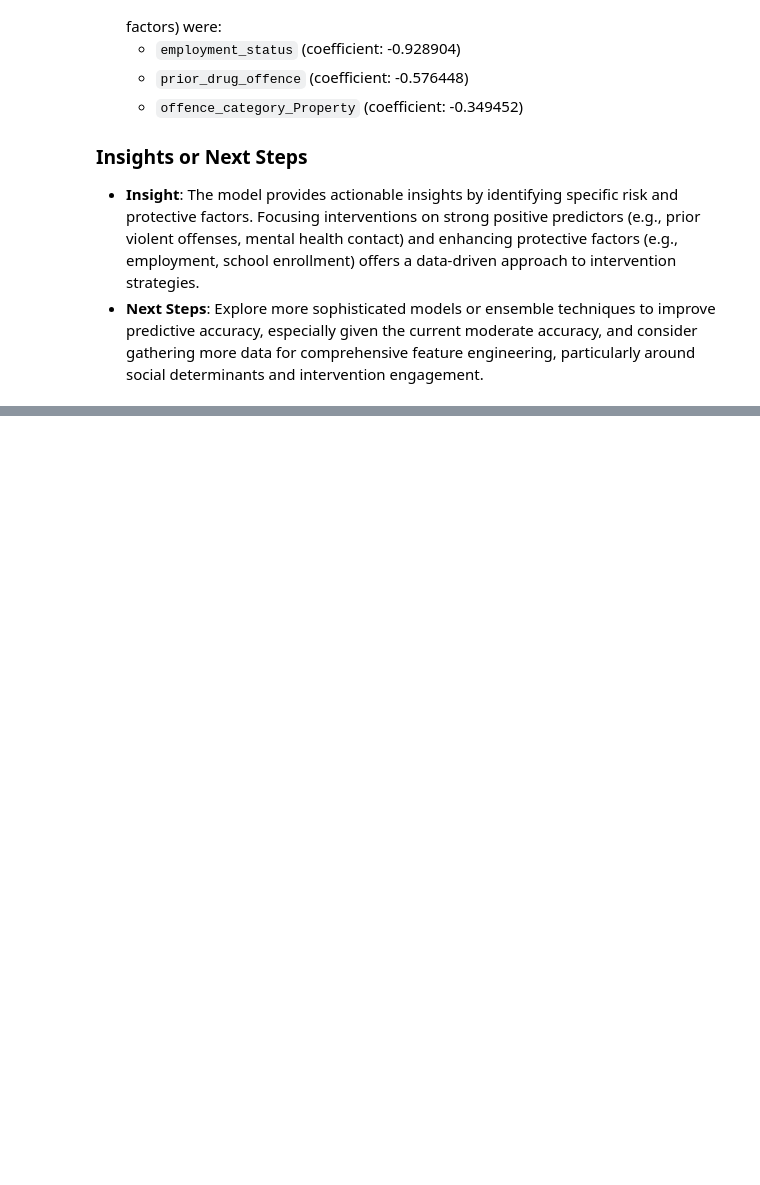
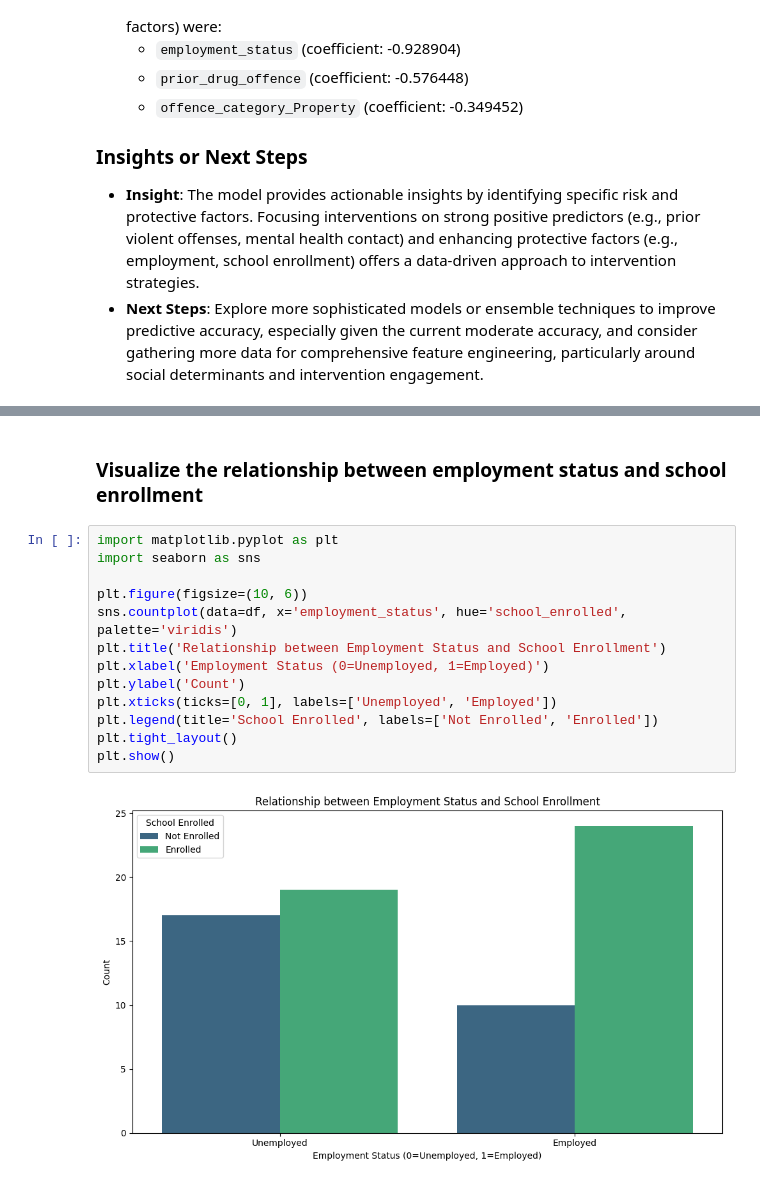
Before and after one commit to Franchertz/Project-Release, a Jupyter notebook: New_Updated_Project.ipynb, the cells around one changed output, grey strips where cells are left out. Cells and saved outputs as stored; diff of their text form; blank space fills up the shorter version.

```diff
--- a/New_Updated_Project.ipynb
+++ b/New_Updated_Project.ipynb
@@ -728,0 +897,17 @@ Insights gained from the model can be applied to achieve early risk identificati
+# %% [markdown]
+### **Visualize the relationship between employment status and school enrollment**
+# %%
+import matplotlib.pyplot as plt
+import seaborn as sns
+
+plt.figure(figsize=(10, 6))
+sns.countplot(data=df, x='employment_status', hue='school_enrolled', palette='viridis')
+plt.title('Relationship between Employment Status and School Enrollment')
+plt.xlabel('Employment Status (0=Unemployed, 1=Employed)')
+plt.ylabel('Count')
+plt.xticks(ticks=[0, 1], labels=['Unemployed', 'Employed'])
+plt.legend(title='School Enrolled', labels=['Not Enrolled', 'Enrolled'])
+plt.tight_layout()
+plt.show()
+# %% [output]
+[figure, added]
```
Also changed, not shown: parts of 17 cells of this notebook.
